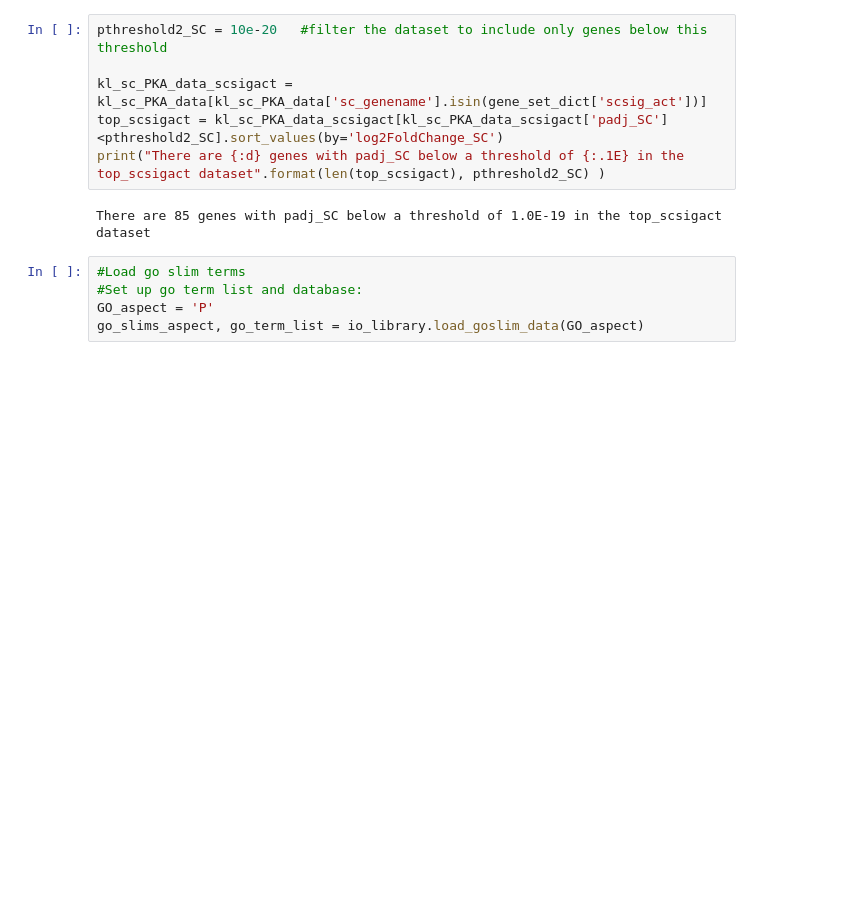
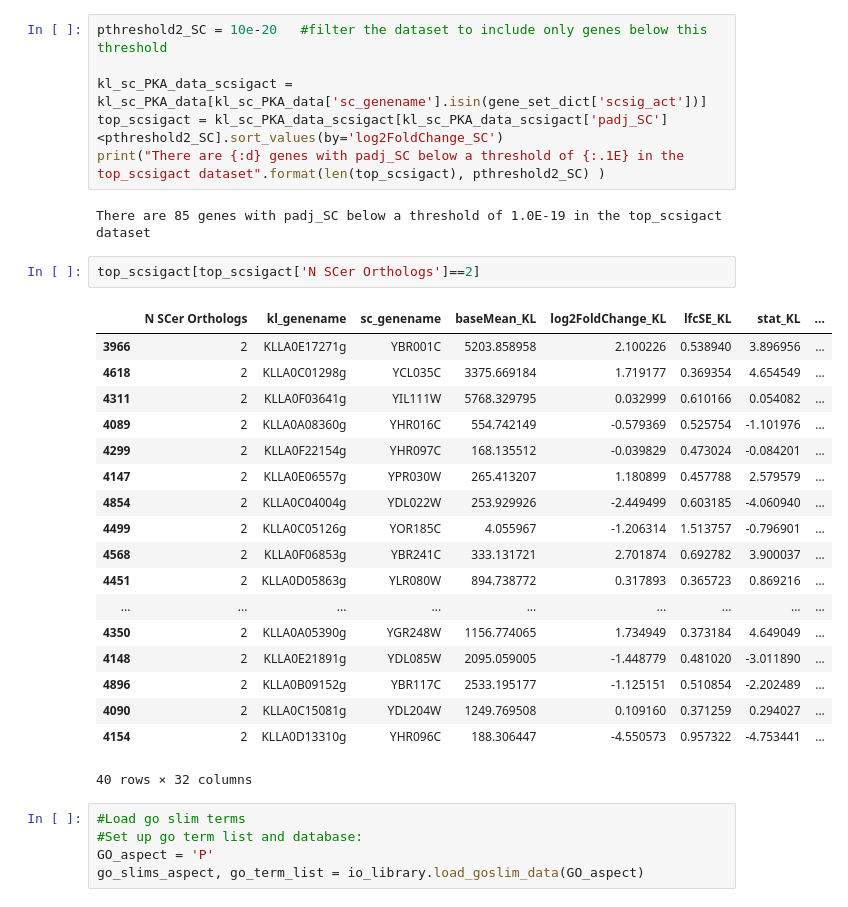
Before and after one commit to heineike02/yeast_esr_expression_analysis, a Jupyter notebook: scripts/20171004_scsigact_analysis.ipynb, the cells around one changed output. Saved outputs shown, nothing was run; the diff lists cells and outputs as text; blank space fills up the shorter version.

```diff
--- a/scripts/20171004_scsigact_analysis.ipynb
+++ b/scripts/20171004_scsigact_analysis.ipynb
@@ -99,6 +114,27 @@ top_scsigact = kl_sc_PKA_data_scsigact[kl_sc_PKA_data_scsigact['padj_SC']<pthres
 print("There are {:d} genes with padj_SC below a threshold of {:.1E} in the top_scsigact dataset".format(len(top_scsigact), pthreshold2_SC) )
 # %% [output]
 There are 85 genes with padj_SC below a threshold of 1.0E-19 in the top_scsigact dataset
+# %%
+top_scsigact[top_scsigact['N SCer Orthologs']==2]
+# %% [output]
+|  | N SCer Orthologs | kl_genename | sc_genename | baseMean_KL | log2FoldChange_KL | lfcSE_KL | stat_KL | ... |
+| 3966 | 2 | KLLA0E17271g | YBR001C | 5203.858958 | 2.100226 | 0.538940 | 3.896956 | ... |
+| 4618 | 2 | KLLA0C01298g | YCL035C | 3375.669184 | 1.719177 | 0.369354 | 4.654549 | ... |
+| 4311 | 2 | KLLA0F03641g | YIL111W | 5768.329795 | 0.032999 | 0.610166 | 0.054082 | ... |
+| 4089 | 2 | KLLA0A08360g | YHR016C | 554.742149 | -0.579369 | 0.525754 | -1.101976 | ... |
+| 4299 | 2 | KLLA0F22154g | YHR097C | 168.135512 | -0.039829 | 0.473024 | -0.084201 | ... |
+| 4147 | 2 | KLLA0E06557g | YPR030W | 265.413207 | 1.180899 | 0.457788 | 2.579579 | ... |
+| 4854 | 2 | KLLA0C04004g | YDL022W | 253.929926 | -2.449499 | 0.603185 | -4.060940 | ... |
+| 4499 | 2 | KLLA0C05126g | YOR185C | 4.055967 | -1.206314 | 1.513757 | -0.796901 | ... |
+| 4568 | 2 | KLLA0F06853g | YBR241C | 333.131721 | 2.701874 | 0.692782 | 3.900037 | ... |
+| 4451 | 2 | KLLA0D05863g | YLR080W | 894.738772 | 0.317893 | 0.365723 | 0.869216 | ... |
+| ... | ... | ... | ... | ... | ... | ... | ... | ... |
+| 4350 | 2 | KLLA0A05390g | YGR248W | 1156.774065 | 1.734949 | 0.373184 | 4.649049 | ... |
+| 4148 | 2 | KLLA0E21891g | YDL085W | 2095.059005 | -1.448779 | 0.481020 | -3.011890 | ... |
+| 4896 | 2 | KLLA0B09152g | YBR117C | 2533.195177 | -1.125151 | 0.510854 | -2.202489 | ... |
+| 4090 | 2 | KLLA0C15081g | YDL204W | 1249.769508 | 0.109160 | 0.371259 | 0.294027 | ... |
+| 4154 | 2 | KLLA0D13310g | YHR096C | 188.306447 | -4.550573 | 0.957322 | -4.753441 | ... |
+40 rows × 32 columns
 # %%
 #Load go slim terms
 #Set up go term list and database:
```
Also changed, not shown: parts of 54 cells of this notebook, 3 other files.
